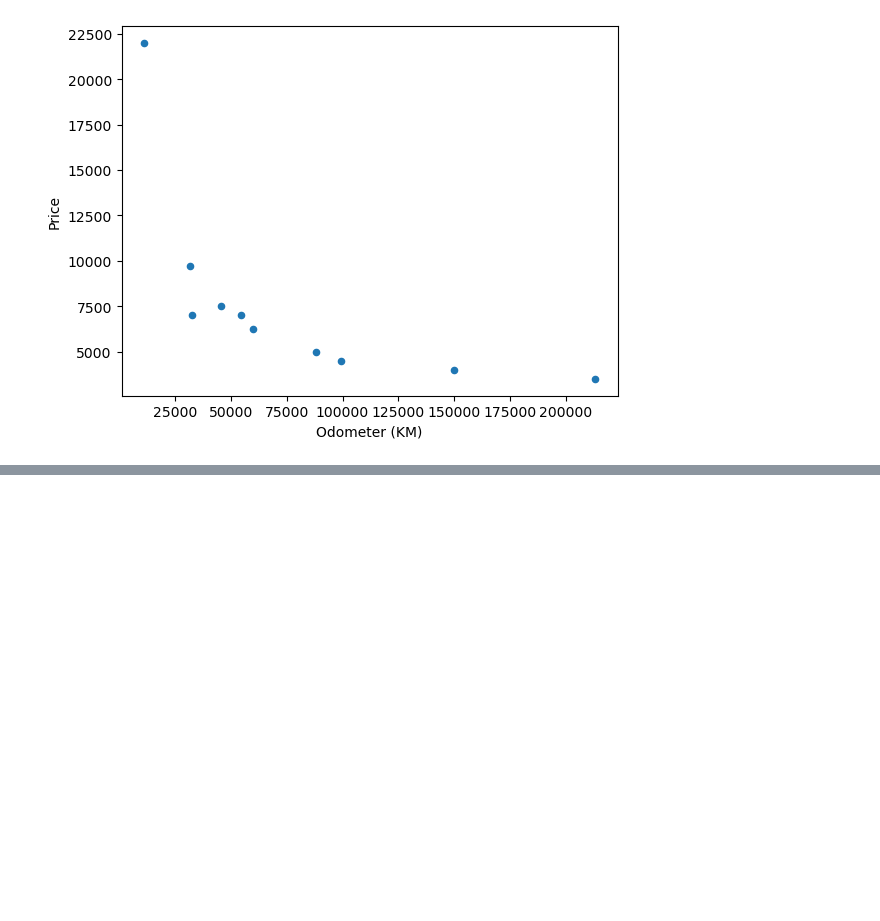
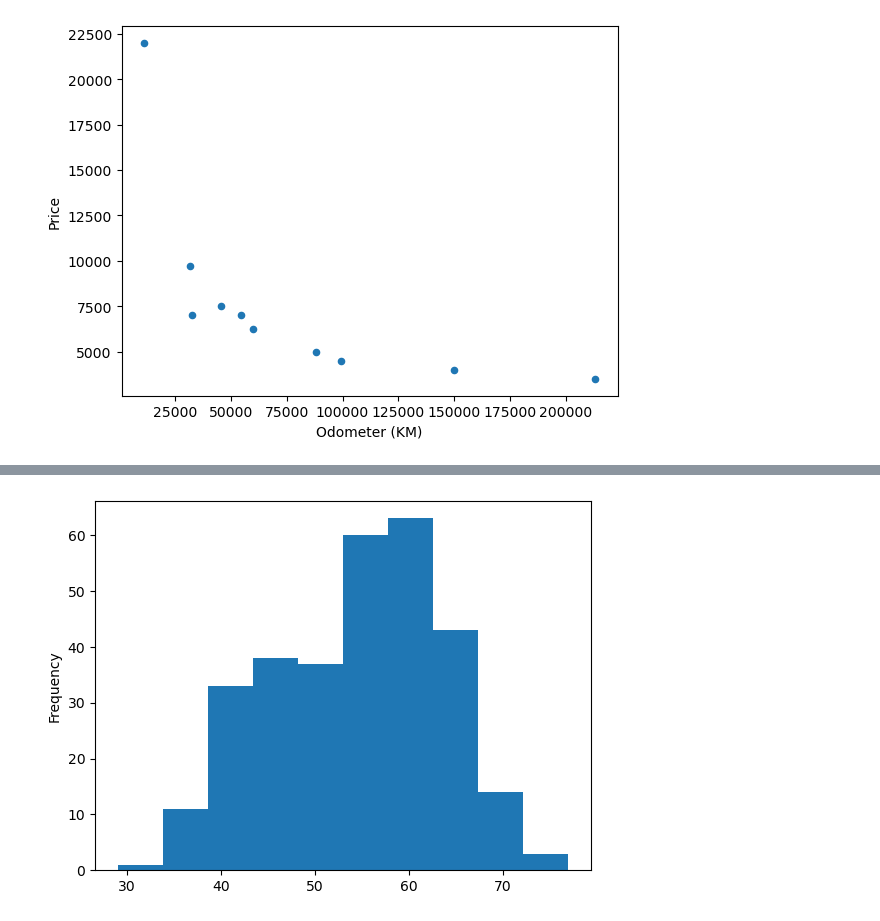
Before and after one commit to lgnassar/machine-learning-udemy, a Jupyter notebook: introduction-to-matplotlib.ipynb, the cells around one changed output, grey strips where cells are left out. Drawn from its saved outputs; the diff is of its cells as text; code cells hidden in the pictures; blank space fills up the shorter version.

```diff
--- a/introduction-to-matplotlib.ipynb
+++ b/introduction-to-matplotlib.ipynb
@@ -261,0 +272,3 @@ car_sales.plot()
+# %%
+heart_disease = pd.read_csv('heart-disease.csv')
+heart_disease.head()
@@ -261,0 +282,4 @@ car_sales.plot()
+# %%
+heart_disease['age'].plot.hist();
+# %% [output]
+[figure, added]
```
Also changed, not shown: parts of 31 cells of this notebook, 2 other files.
